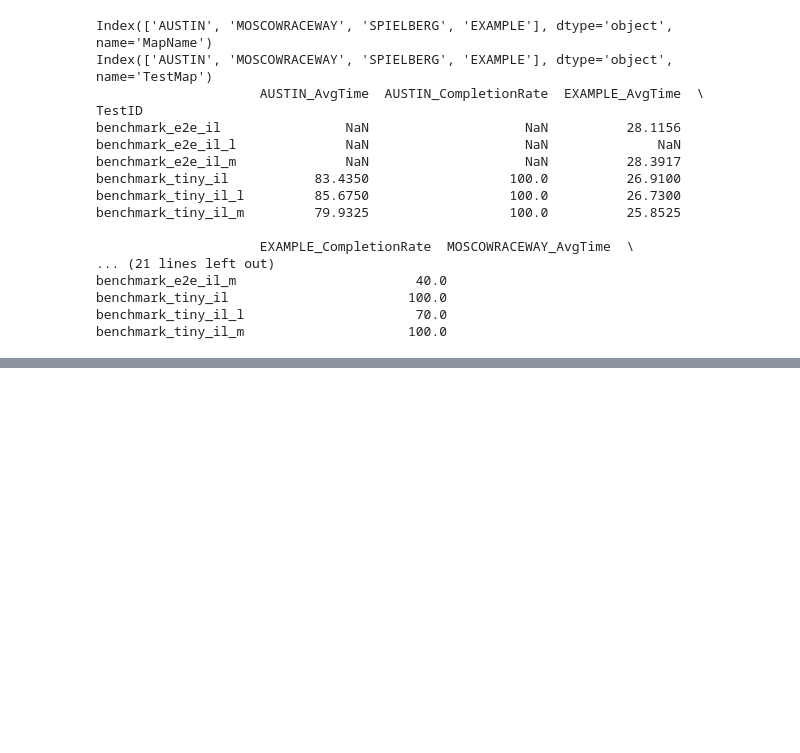
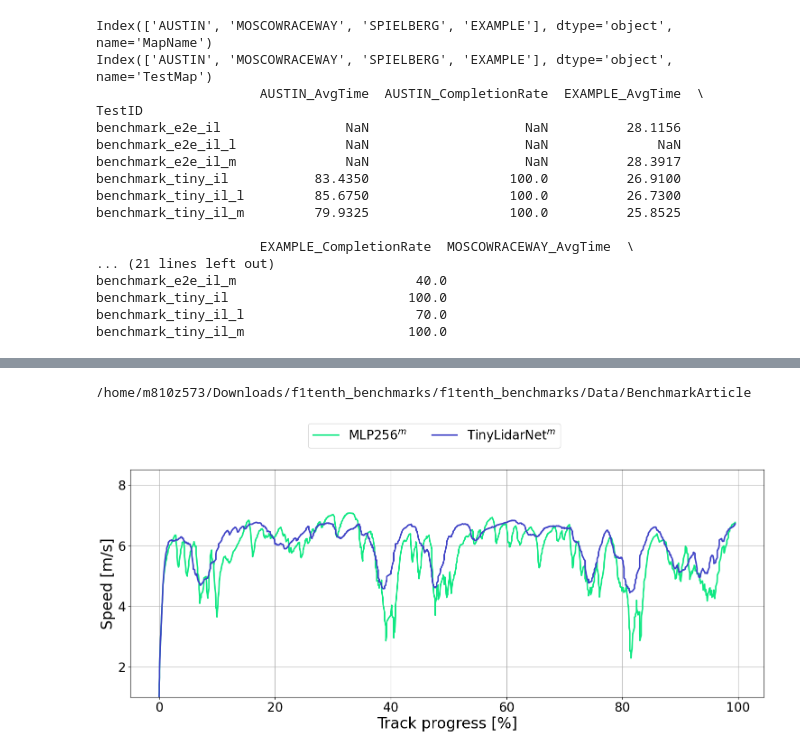
Before and after one commit to bakhbyergyen7/f1tenth_benchmarks, a Jupyter notebook: f1tenth_benchmarks/benchmark_results/tiny_notebook.ipynb, the cells around one changed output, grey strips where cells are left out. Drawn from its saved outputs; the diff is of its cells as text; code cells hidden in the pictures; blank space fills up the shorter version.

```diff
--- a/f1tenth_benchmarks/benchmark_results/tiny_notebook.ipynb
+++ b/f1tenth_benchmarks/benchmark_results/tiny_notebook.ipynb
@@ -292,49 +318,52 @@ benchmark_tiny_il_m                     100.0
 # %%
-# map_name = "example"
-# lap_n = 3
+map_name = "example"
+lap_n = 3
 
-# lap_dfs = []
-# for i, planner_name in enumerate(planners):
-#     data = np.load(f"/home/m810z573/Downloads/f1tenth_benchmarks/f1tenth_benchmarks/benchmark_results/Logs/{planner_name}/RawData_{test_ids[i]}/SimLog_{plot_map}_{lap_n}.npy")[1:, :] #remove first repeated entry
-#     df = pd.DataFrame(data, columns=["x", "y", "steer", "speed", "yaw", "yaw_rate", "slip", "steer_a", "speed_a", "progress"])
-#     #df["planner"] = planner_name
-#     df["planner"] = test_ids[i]
+lap_dfs = []
+for i, planner_name in enumerate(planners):
+    data = np.load(f"/home/m810z573/Downloads/f1tenth_benchmarks/f1tenth_benchmarks/benchmark_results/Logs/{planner_name}/RawData_{test_ids[i]}/SimLog_{plot_map}_{lap_n}.npy")[1:, :] #remove first repeated entry
+    df = pd.DataFrame(data, columns=["x", "y", "steer", "speed", "yaw", "yaw_rate", "slip", "steer_a", "speed_a", "progress"])
+    #df["planner"] = planner_name
+    df["planner"] = test_ids[i]
 
-#     lap_dfs.append(df)
+    lap_dfs.append(df)
 
 
-# lap_df = pd.concat(lap_dfs)
-# fig, ax1 = plt.subplots(1, 1, figsize=(15., 7.2), sharex=True)
-# map_data = MapData(map_name)
+lap_df = pd.concat(lap_dfs)
+fig, ax1 = plt.subplots(1, 1, figsize=(15., 7.2), sharex=True)
+map_data = MapData(map_name)
 
-# test_id_itr = 0
-# test_id_display = ["benchmark_e2e_il_l", "benchmark_tiny_il_m"]
-# for test_id_itr in range(len(test_id_display)):
-#     for i in range(n_planners):
-#         if test_id_display[test_id_itr] in test_ids[i]:
-#             df = lap_df[lap_df["planner"] == test_ids[i]]
-#             ax1.plot(df["progress"]*100, df["speed"], label=neat_planner_names[i], alpha=0.99, color=planner_colors[i], linewidth=2.4)
+test_id_itr = 0
+test_id_display = ["benchmark_e2e_il_m", "benchmark_tiny_il_m"]
+for test_id_itr in range(len(test_id_display)):
+    for i in range(n_planners):
+        if test_id_display[test_id_itr] in test_ids[i]:
+            df = lap_df[lap_df["planner"] == test_ids[i]]
+            ax1.plot(df["progress"]*100, df["speed"], label=neat_planner_names[i], alpha=0.99, color=planner_colors[i], linewidth=2.4)
 
 
-# # for i in range(n_planners):
-# #     #df = lap_df[lap_df["planner"] == planners[i]]
-# #     # df = lap_df[lap_df["planner"] == test_ids[i]]
+# for i in range(n_planners):
+#     #df = lap_df[lap_df["planner"] == planners[i]]
+#     # df = lap_df[lap_df["planner"] == test_ids[i]]
 
-# #     ax1.plot(df["progress"]*100, df["speed"], label=neat_planner_names[i], alpha=0.99, color=planner_colors[i], linewidth=2.4)
+#     ax1.plot(df["progress"]*100, df["speed"], label=neat_planner_names[i], alpha=0.99, color=planner_colors[i], linewidth=2.4)
 
-# ax1.grid(True)
-# ax1.set_ylim(1., 8.5)
-# ax1.yaxis.set_major_locator(plt.MaxNLocator(4))
+ax1.grid(True)
+ax1.set_ylim(1., 8.5)
+ax1.yaxis.set_major_locator(plt.MaxNLocator(4))
 
-# plt.legend(ncol=4, loc="center", bbox_to_anchor=(0.48, 1.15), fontsize=20)
-# plt.xlabel("Track progress [%]", fontsize=24)
-# plt.ylabel("Speed [m/s]", fontsize=24)
-# plt.xticks(fontsize=20)
-# plt.yticks(fontsize=20)
-# plt.tight_layout()
-# plt.savefig(f"{save_path}speed_comparison_{map_name}.pdf", bbox_inches='tight', pad_inches=0.0)
-# plt.savefig(f"{save_path}speed_comparison_{map_name}.svg", bbox_inches='tight', pad_inches=0.0)
-# print(save_path)
+plt.legend(ncol=4, loc="center", bbox_to_anchor=(0.48, 1.15), fontsize=20)
+plt.xlabel("Track progress [%]", fontsize=24)
+plt.ylabel("Speed [m/s]", fontsize=24)
+plt.xticks(fontsize=20)
+plt.yticks(fontsize=20)
+plt.tight_layout()
+plt.savefig(f"{save_path}speed_comparison_{map_name}.pdf", bbox_inches='tight', pad_inches=0.0)
+plt.savefig(f"{save_path}speed_comparison_{map_name}.svg", bbox_inches='tight', pad_inches=0.0)
+print(save_path)
+# %% [output]
+/home/m810z573/Downloads/f1tenth_benchmarks/f1tenth_benchmarks/Data/BenchmarkArticle
+[figure, added]
 # %%
 # plot_map = "example"
 # lap_n = 7
```
Also changed, not shown: parts of 2 cells of this notebook, 3 other files.
